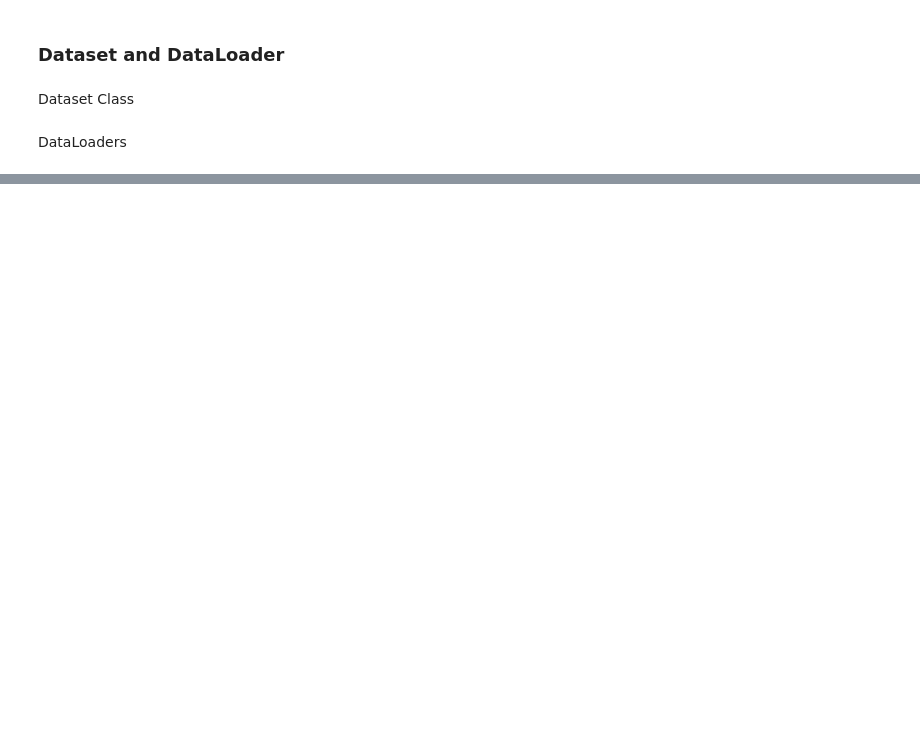
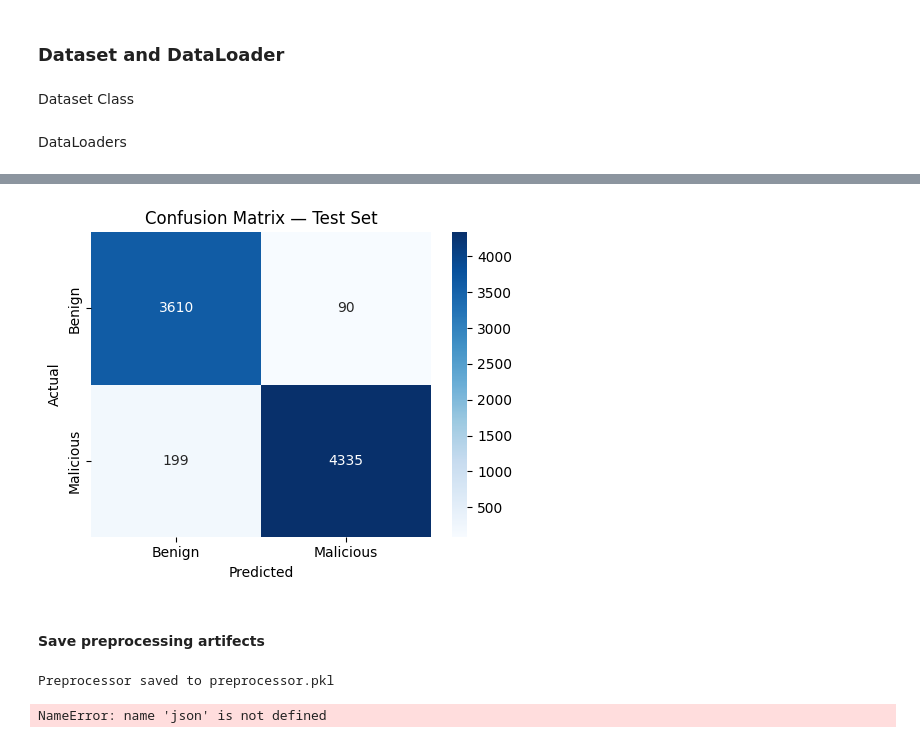
Before and after one commit to kiagunteh/deeplearningsutd, a Jupyter notebook: project.ipynb, the cells around one changed output, grey strips where cells are left out. Drawn from its saved outputs; the diff is of its cells as text; code cells hidden in the pictures; blank space fills up the shorter version.

```diff
--- a/project.ipynb
+++ b/project.ipynb
@@ -161,0 +470,16 @@ test_loader = DataLoader(test_dataset, batch_size=32, shuffle=False)
+# %%
+test_stats = run_epoch(test_loader, training=False)
+preds_bin  = (test_stats['probs'] >= 0.5).astype(int)
+
+print('=== Test Set Results ===')
+print(f"Loss      : {test_stats['loss']:.4f}")
+print(f"Accuracy  : {accuracy_score(test_stats['labels'], preds_bin):.4f}")
+print(f"Precision : {precision_score(test_stats['labels'], preds_bin, zero_division=0):.4f}")
+print(f"Recall    : {recall_score(test_stats['labels'], preds_bin, zero_division=0):.4f}")
+print(f"F1        : {test_stats['f1']:.4f}")
+print(f"ROC-AUC   : {test_stats['roc_auc']:.4f}")
+print()
+print(classification_report(
+    test_stats['labels'], preds_bin,
+    target_names=['benign', 'malicious'], zero_division=0
+))
@@ -161,0 +503,27 @@ test_loader = DataLoader(test_dataset, batch_size=32, shuffle=False)
+# %%
+cm = confusion_matrix(test_stats['labels'], preds_bin)
+fig, ax = plt.subplots(figsize=(5, 4))
+sns.heatmap(cm, annot=True, fmt='d', cmap='Blues',
+            xticklabels=['Benign', 'Malicious'],
+            yticklabels=['Benign', 'Malicious'])
+ax.set_xlabel('Predicted')
+ax.set_ylabel('Actual')
+ax.set_title('Confusion Matrix — Test Set')
+plt.tight_layout()
+plt.savefig('confusion_matrix.png', dpi=150)
+plt.show()
+# %% [output]
+[figure, added]
+# %% [markdown]
+#### Save preprocessing artifects
+# %%
+joblib.dump(preprocessor, 'preprocessor.pkl')
+print("Preprocessor saved to preprocessor.pkl")
+
+# Save the column order that ColumnTransformer was fitted on
+with open('feature_columns.json', 'w') as f:
+    json.dump(list(df_ohe.columns), f)
+print(f"Feature columns ({INPUT_DIM} total) saved to feature_columns.json")
+# %% [output]
+Preprocessor saved to preprocessor.pkl
+NameError: name 'json' is not defined
```
Also changed, not shown: parts of 14 cells of this notebook, 6 other files.
